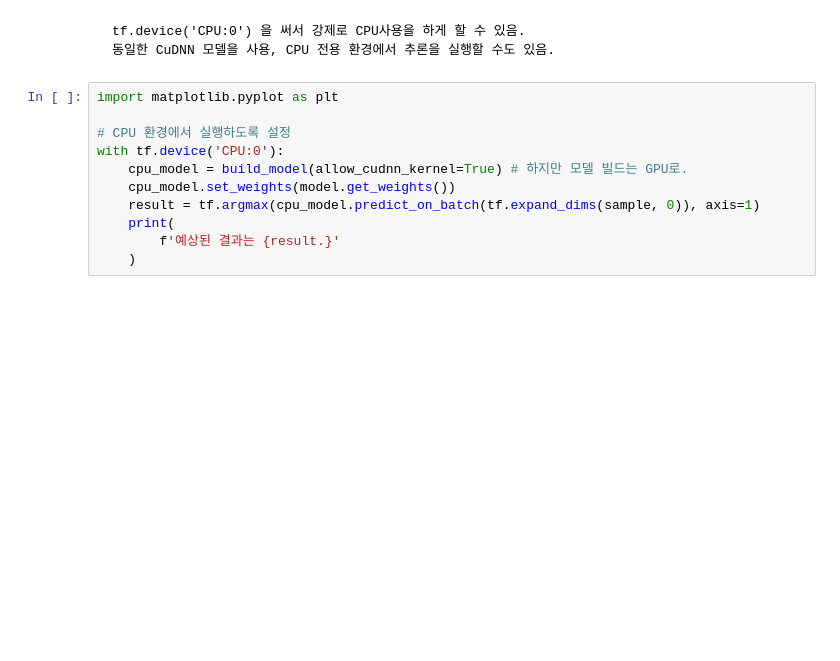
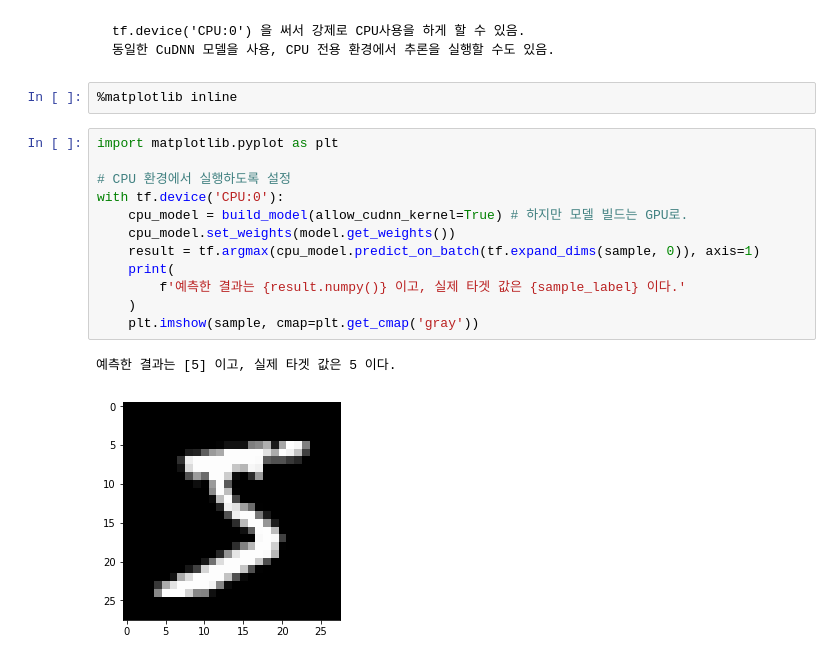
Before and after one commit to skdbsxir/DS-Studying, a Jupyter notebook: [NN Study]/002. Introduction to Keras - 4. RNN Introduction.ipynb, the cells around one changed output. Saved outputs shown, nothing was run; the diff lists cells and outputs as text; blank space fills up the shorter version.

Commit message:
Keras simple image prediction with RNN

```diff
--- a/[NN Study]/002. Introduction to Keras - 4. RNN Introduction.ipynb
+++ b/[NN Study]/002. Introduction to Keras - 4. RNN Introduction.ipynb
@@ -304,14 +304,20 @@ Epoch 3/3
 # %% [markdown]
     tf.device('CPU:0') 을 써서 강제로 CPU사용을 하게 할 수 있음.
     동일한 CuDNN 모델을 사용, CPU 전용 환경에서 추론을 실행할 수도 있음.
+# %%
+%matplotlib inline
 # %%
 import matplotlib.pyplot as plt
 
 # CPU 환경에서 실행하도록 설정
 with tf.device('CPU:0'):
     cpu_model = build_model(allow_cudnn_kernel=True) # 하지만 모델 빌드는 GPU로.
     cpu_model.set_weights(model.get_weights())
     result = tf.argmax(cpu_model.predict_on_batch(tf.expand_dims(sample, 0)), axis=1)
     print(
-        f'예상된 결과는 {result.}'
+        f'예측한 결과는 {result.numpy()} 이고, 실제 타겟 값은 {sample_label} 이다.'
     )
+    plt.imshow(sample, cmap=plt.get_cmap('gray'))
+# %% [output]
+예측한 결과는 [5] 이고, 실제 타겟 값은 5 이다.
+[figure, added]
```
